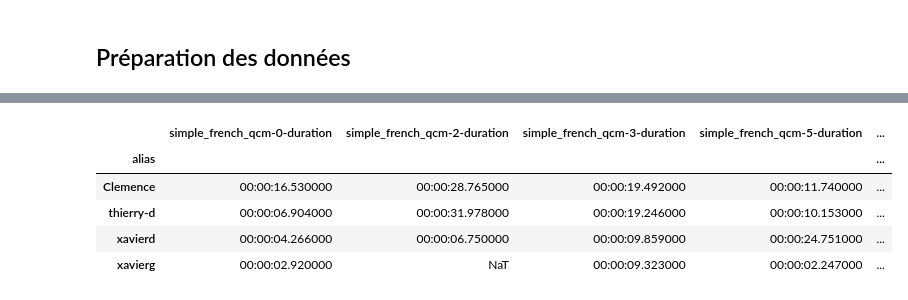
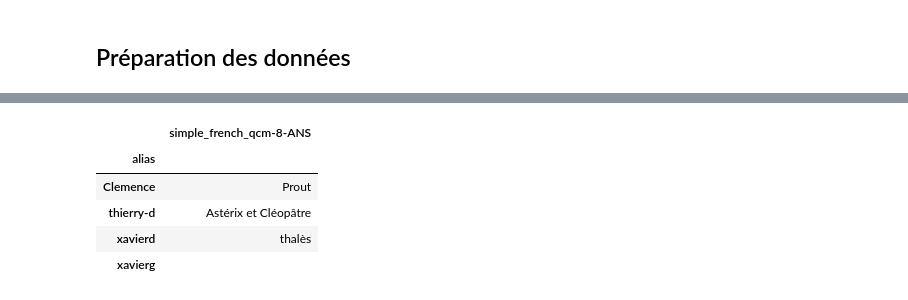
Before and after one commit to sdpython/mathenjeu, a Jupyter notebook: _doc/notebooks/example_logs.ipynb, the cells around one changed output, grey strips where cells are left out. Drawn from its saved outputs; the diff is of its cells as text; code cells hidden in the pictures.

```diff
--- a/_doc/notebooks/example_logs.ipynb
+++ b/_doc/notebooks/example_logs.ipynb
@@ -14,6 +14,7 @@ add_notebook_menu()
 # %%
 import os
 names = [os.path.join("logs", _) for _ in os.listdir("logs")]
+names = names[:1]
 names
 # %% [output]
 ['logs\\QCMApp.log']
@@ -135,39 +141,42 @@ def aggnotnan_serie(values):
         if v in ('ok', 'on'):
             v = 1
         elif v == 'skip':
             v = 1000
         res.append(v)
     if len(res) > 0:
         if isinstance(res[0], str):
             r = ",".join(str(_) for _ in res)
         else:
             if len(res) == 1:
                 r = res[0]
             else:
-                r = sum(res)
+                try:
+                    r = sum(res)
+                except:
+                    r = 0
     else:
         r = numpy.nan
     return r
 
 
 def aggnotnan(values):
     if isinstance(values, pandas.core.series.Series):
         r = aggnotnan_serie(values)
         return r
     else:
         res = []
         for col in values.columns:
             val = list(values[col])
             res.append(aggnotnan_serie(val))
         df = pandas.DataFrame(res, columns)
         return df
 
-gr_dur = df_dur.groupby("alias").agg(aggnotnan)
-gr_dur
+gr_ans = df_ans.groupby("alias").agg(aggnotnan)
+gr_ans
 # %% [output]
-|  | simple_french_qcm-0-duration | simple_french_qcm-2-duration | simple_french_qcm-3-duration | simple_french_qcm-5-duration | ... |
-| alias |  |  |  |  | ... |
-| Clemence | 00:00:16.530000 | 00:00:28.765000 | 00:00:19.492000 | 00:00:11.740000 | ... |
-| thierry-d | 00:00:06.904000 | 00:00:31.978000 | 00:00:19.246000 | 00:00:10.153000 | ... |
-| xavierd | 00:00:04.266000 | 00:00:06.750000 | 00:00:09.859000 | 00:00:24.751000 | ... |
-| xavierg | 00:00:02.920000 | NaT | 00:00:09.323000 | 00:00:02.247000 | ... |
+|  | simple_french_qcm-8-ANS |
+| alias |  |
+| Clemence | Prout |
+| thierry-d | Astérix et Cléopâtre |
+| xavierd | thalès |
+| xavierg |  |
```
Also changed, not shown: parts of 28 cells of this notebook, 5 other files.
